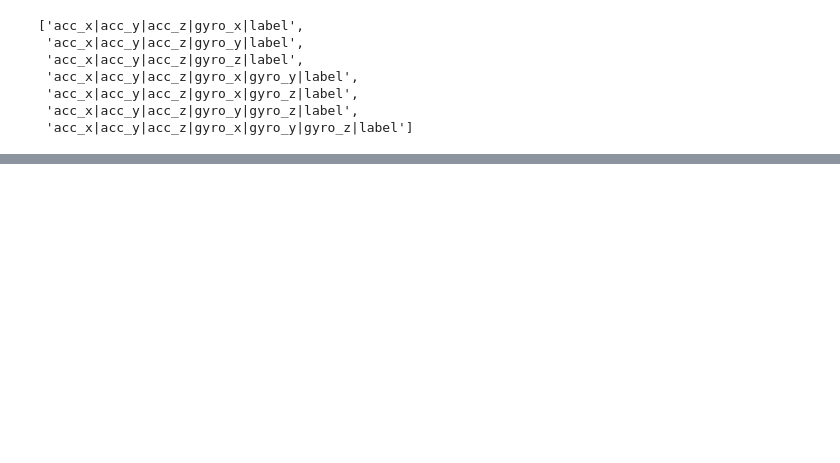
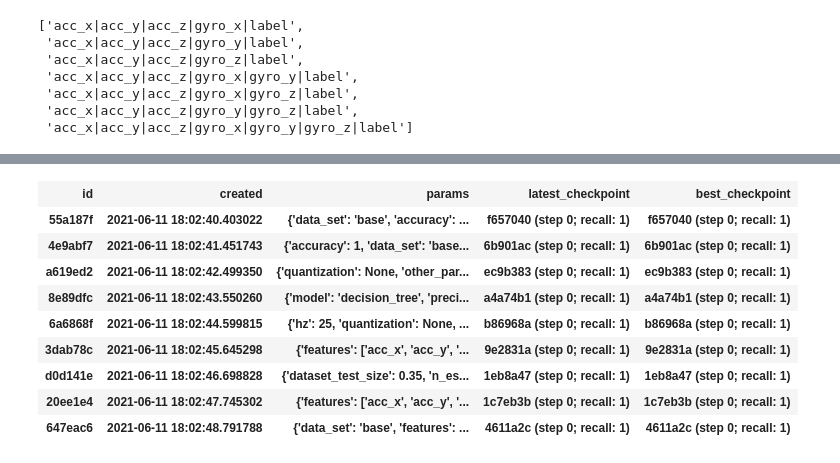
Before and after one commit to tkeyo/tinyml-esp-data, a Jupyter notebook: 5-optimize-models.ipynb, the cells around one changed output, grey strips where cells are left out. Cells and saved outputs as stored; diff of their text form; code cells hidden in the pictures; blank space fills up the shorter version.

Commit message:
add keepsake list

```diff
--- a/5-optimize-models.ipynb
+++ b/5-optimize-models.ipynb
@@ -222,0 +253,13 @@ Signals: ['acc_x', 'acc_y', 'acc_z', 'gyro_y'] @ 25 >> Acc: 1.0, Prec: 1.0, Reca
+# %%
+keepsake.experiments.list(lambda exp: exp.params['accuracy'] == 1.0 and exp.params['model'] == 'decision_tree')
+# %% [output]
+| id | created | params | latest_checkpoint | best_checkpoint |
+| 55a187f | 2021-06-11 18:02:40.403022 | {'data_set': 'base', 'accuracy': ... | f657040 (step 0; recall: 1) | f657040 (step 0; recall: 1) |
+| 4e9abf7 | 2021-06-11 18:02:41.451743 | {'accuracy': 1, 'data_set': 'base... | 6b901ac (step 0; recall: 1) | 6b901ac (step 0; recall: 1) |
+| a619ed2 | 2021-06-11 18:02:42.499350 | {'quantization': None, 'other_par... | ec9b383 (step 0; recall: 1) | ec9b383 (step 0; recall: 1) |
+| 8e89dfc | 2021-06-11 18:02:43.550260 | {'model': 'decision_tree', 'preci... | a4a74b1 (step 0; recall: 1) | a4a74b1 (step 0; recall: 1) |
+| 6a6868f | 2021-06-11 18:02:44.599815 | {'hz': 25, 'quantization': None, ... | b86968a (step 0; recall: 1) | b86968a (step 0; recall: 1) |
+| 3dab78c | 2021-06-11 18:02:45.645298 | {'features': ['acc_x', 'acc_y', '... | 9e2831a (step 0; recall: 1) | 9e2831a (step 0; recall: 1) |
+| d0d141e | 2021-06-11 18:02:46.698828 | {'dataset_test_size': 0.35, 'n_es... | 1eb8a47 (step 0; recall: 1) | 1eb8a47 (step 0; recall: 1) |
+| 20ee1e4 | 2021-06-11 18:02:47.745302 | {'features': ['acc_x', 'acc_y', '... | 1c7eb3b (step 0; recall: 1) | 1c7eb3b (step 0; recall: 1) |
+| 647eac6 | 2021-06-11 18:02:48.791788 | {'data_set': 'base', 'features': ... | 4611a2c (step 0; recall: 1) | 4611a2c (step 0; recall: 1) |
```
Also changed, not shown: parts of 3 cells of this notebook, 54 other files.
